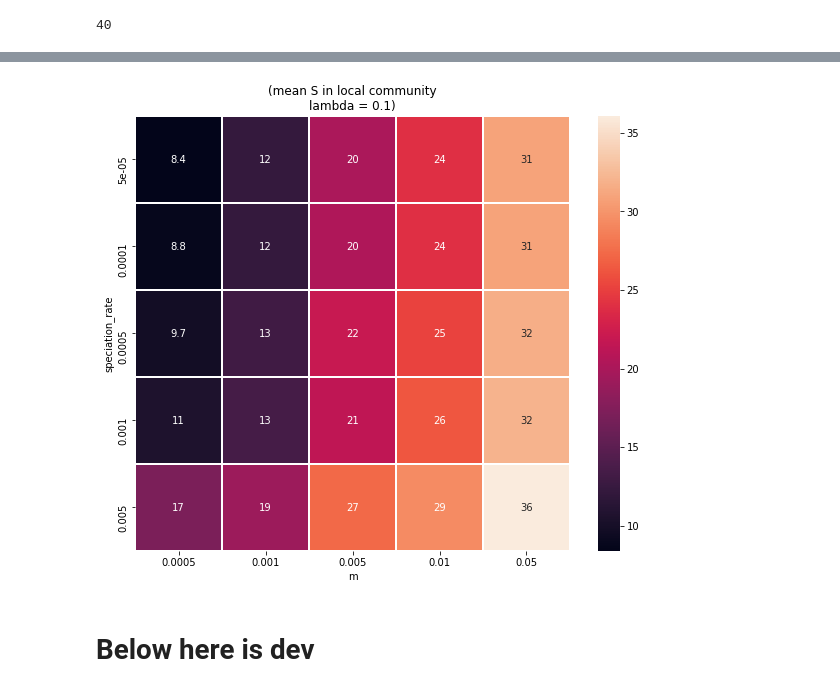
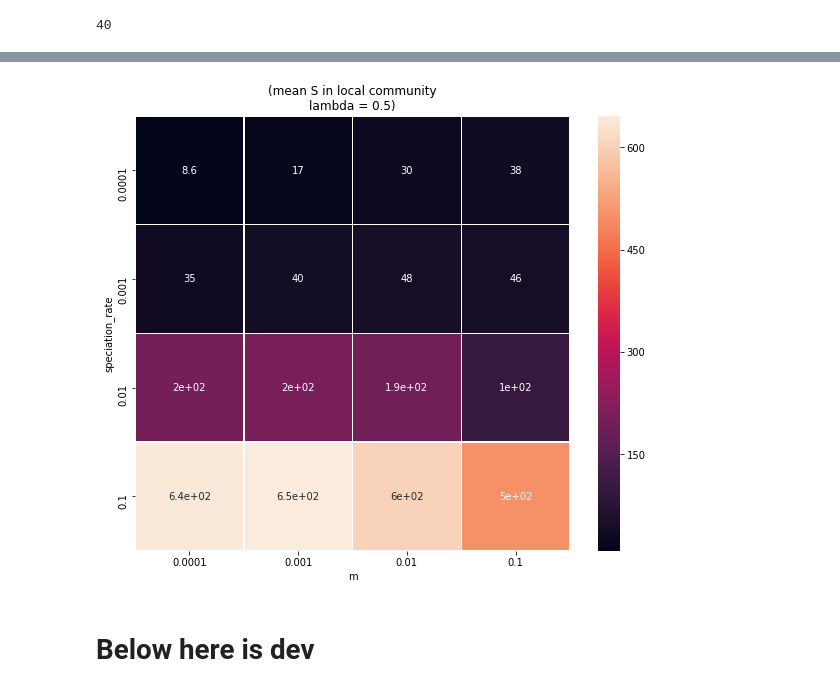
Before and after one commit to messDiv/MESS, a Jupyter notebook: jupyter-notebooks/plotting/Extreme-Parameters-MultiPanel.ipynb, the cells around one changed output, grey strips where cells are left out. Drawn from its saved outputs; the diff is of its cells as text; code cells hidden in the pictures.

```diff
--- a/jupyter-notebooks/plotting/Extreme-Parameters-MultiPanel.ipynb
+++ b/jupyter-notebooks/plotting/Extreme-Parameters-MultiPanel.ipynb
@@ -140,36 +110,37 @@ def plot_local_richness_sims(ldir, params=["m", "speciation_rate"],\
     for param_comb in list(itertools.product(p_dict[p0], p_dict[p1])):
         col, row = param_comb
         ## Get a mask for each of the parameter values and apply the mask to the sim_df
         ## Get just the rows we're interested in for this parameter combination
         m1 = sim_df[p0] == col
         m2 = sim_df[p1] == row
         df = sim_df[m1 & m2]
 
         ## Can prepend the *_h* params with "scaled" and itll scale hill by richness
         if "scaled" in target:
             try:
                 tar = target.split("_", 1)[1]
             except:
-                print("If scaling by richness must prepend `scale_` exactly - {}".format(param))
+                print("If scaling by richness must prepend `scaled_` exactly - {}".format(param))
             res = stat(log_fn(df[tar]/df["S"]))
         else:
             res = stat(log_fn(df[target]))
 
         stat_df[col][row] = res
     if verbose: display(stat_df)
 
     ## Plot the heatmap
 
     if not ax:
         fig, ax = plt.subplots(figsize=(10, 8))
     ax = sns.heatmap(stat_df, annot=True, ax=ax, square=True, linewidth=0.5)
     _ = ax.set_xlabel(p0)
     _ = ax.set_ylabel(p1)
     _ = ax.set_title("({} {} in local community\nlambda = {})".format(stat.func_name, target, _lambda))
     return ax
-ax = plot_local_richness_sims(analysis_dir+"/evolved-vs-assembled-lambda-0.1/", log=False, verbose=False)
+ax = plot_local_richness_sims(analysis_dir+"/evolved-vs-assembled-lambda-0.5/",\
+                              target="S", log=False, verbose=False)
 # %% [output]
-[figure, old version]
+[figure, new version]
 # %%
 _lambdas = [0.1, 0.25, 0.5, 0.75, 1.0]
 fig_dir = analysis_dir + "evolved-vs-assembled-figures/"
```
Also changed, not shown: parts of 3 cells of this notebook, 6 other files.
